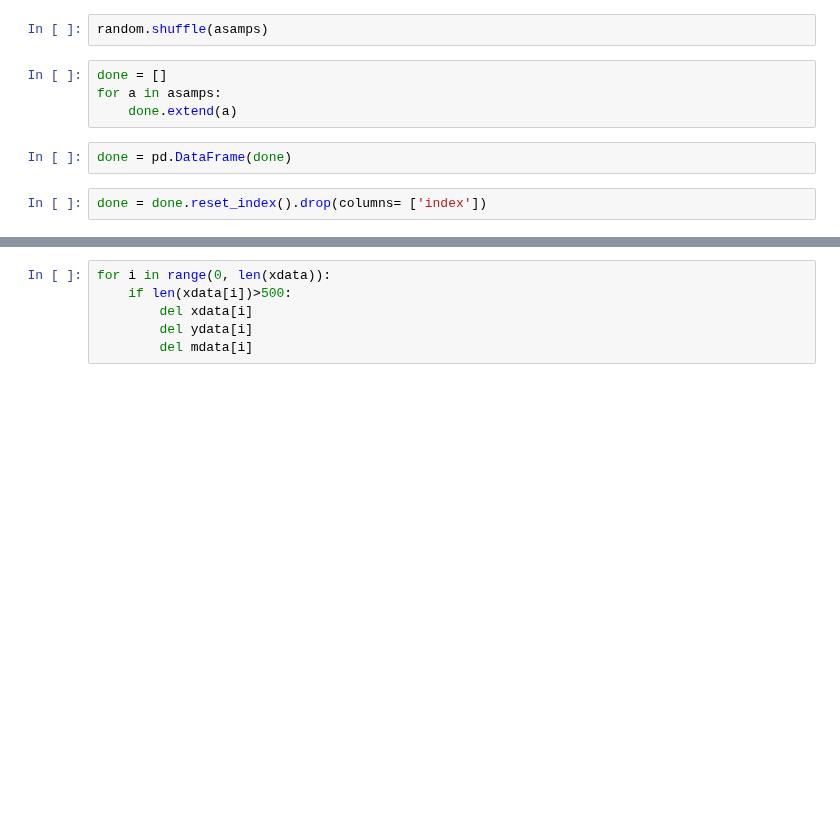
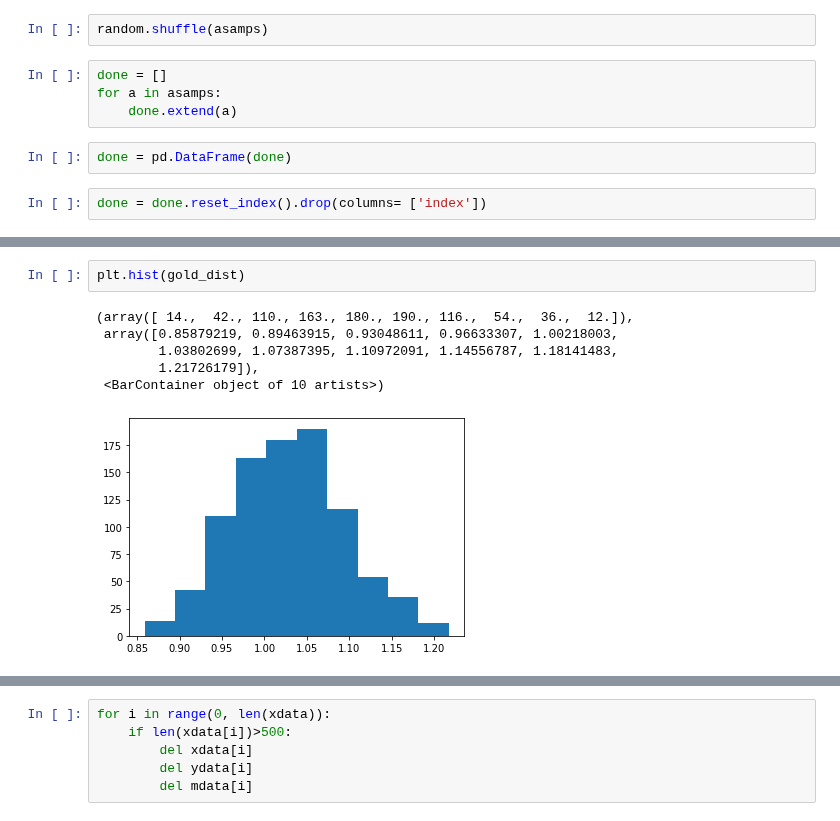
Before and after one commit to PrasannS/eel-reranking, a Jupyter notebook: distill_comet.ipynb, the cells around one changed output, grey strips where cells are left out. Saved outputs shown, nothing was run; the diff lists cells and outputs as text; blank space fills up the shorter version.

```diff
--- a/distill_comet.ipynb
+++ b/distill_comet.ipynb
@@ -387,0 +613,9 @@ xdata, ydata, mdata = get_inputs(done)
+# %%
+plt.hist(gold_dist)
+# %% [output]
+(array([ 14.,  42., 110., 163., 180., 190., 116.,  54.,  36.,  12.]),
+ array([0.85879219, 0.89463915, 0.93048611, 0.96633307, 1.00218003,
+        1.03802699, 1.07387395, 1.10972091, 1.14556787, 1.18141483,
+        1.21726179]),
+ <BarContainer object of 10 artists>)
+[figure, added]
```
Also changed, not shown: parts of 66 cells of this notebook, 20 other files.
